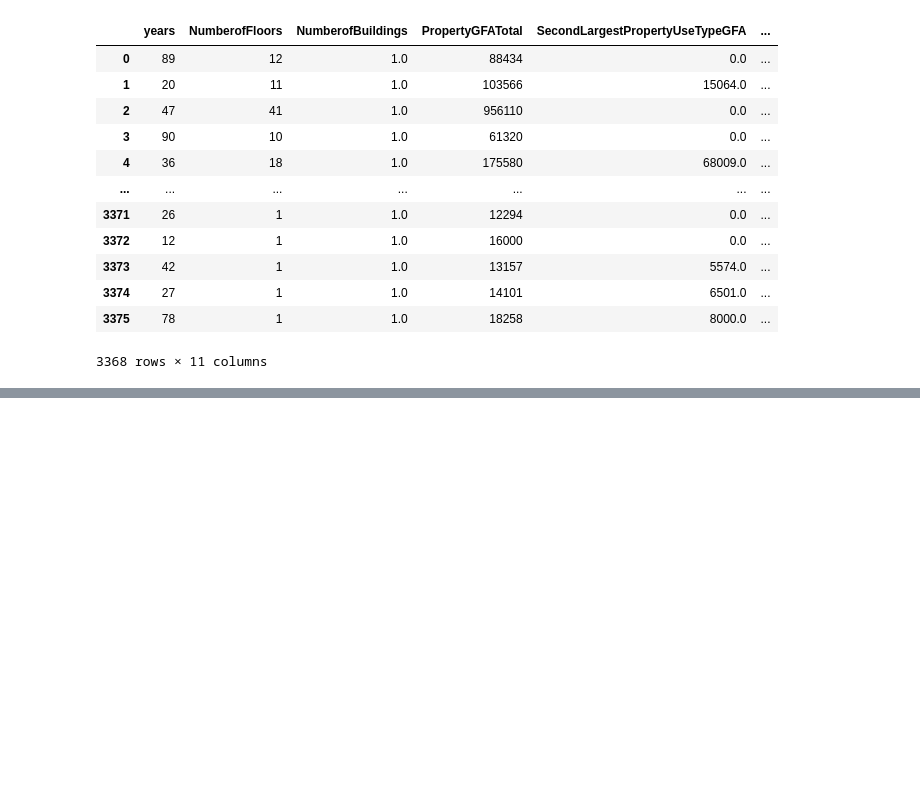
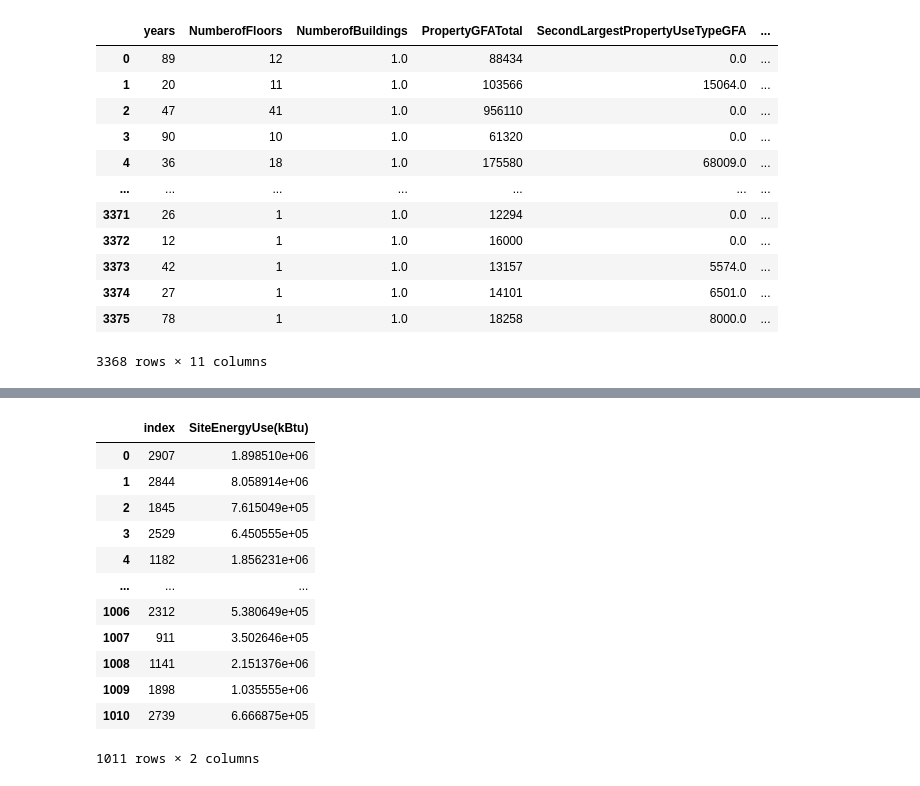
Before and after one commit to Florian-BOUDON/Projet-4, a Jupyter notebook: notebooks/Notebook_P4.ipynb, the cells around one changed output, grey strips where cells are left out. Saved outputs shown, nothing was run; the diff lists cells and outputs as text; code cells hidden in the pictures; blank space fills up the shorter version.

```diff
--- a/notebooks/Notebook_P4.ipynb
+++ b/notebooks/Notebook_P4.ipynb
@@ -720,0 +724,4 @@ df_float
+# %%
+# Création de quatre DF: train et test
+from sklearn.model_selection import train_test_split
+X_train, X_test, y_train, y_test = train_test_split(df_float, df["SiteEnergyUse(kBtu)"], test_size=0.3, random_state=0)
@@ -720,0 +759,17 @@ df_float
+# %%
+y=pd.DataFrame(y_test).reset_index()
+y
+# %% [output]
+|  | index | SiteEnergyUse(kBtu) |
+| 0 | 2907 | 1.898510e+06 |
+| 1 | 2844 | 8.058914e+06 |
+| 2 | 1845 | 7.615049e+05 |
+| 3 | 2529 | 6.450555e+05 |
+| 4 | 1182 | 1.856231e+06 |
+| ... | ... | ... |
+| 1006 | 2312 | 5.380649e+05 |
+| 1007 | 911 | 3.502646e+05 |
+| 1008 | 1141 | 2.151376e+06 |
+| 1009 | 1898 | 1.035555e+06 |
+| 1010 | 2739 | 6.666875e+05 |
+1011 rows × 2 columns
```
Also changed, not shown: parts of 11 cells of this notebook.
